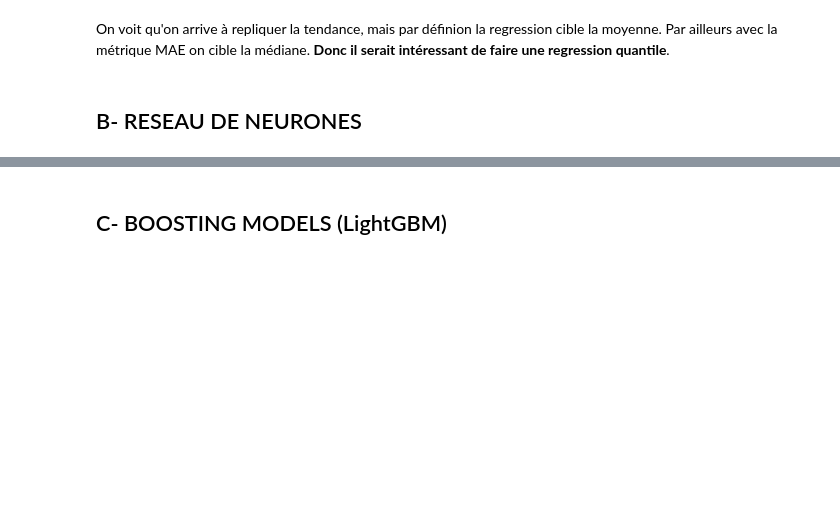
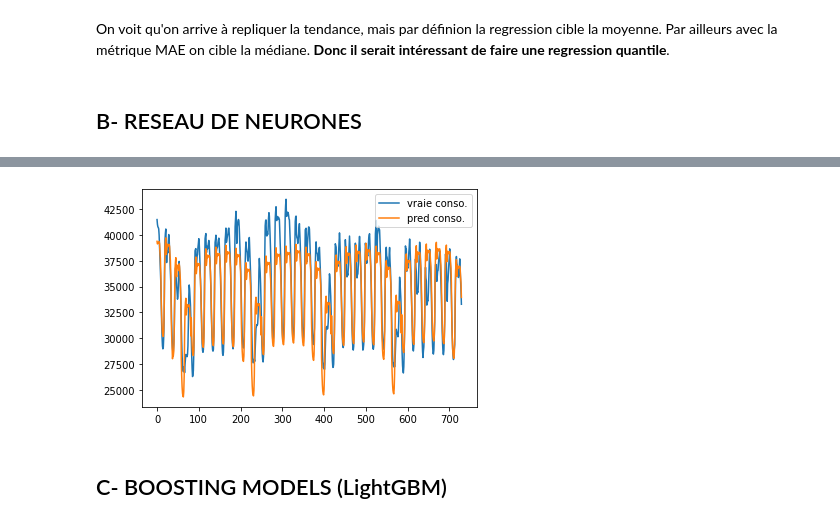
Before and after one commit to Ulrich777/EDSC-CHALLENGE-2021, a Jupyter notebook: Tutoriel.ipynb, the cells around one changed output, grey strips where cells are left out. Cells and saved outputs as stored; diff of their text form; code cells hidden in the pictures; blank space fills up the shorter version.

```diff
--- a/Tutoriel.ipynb
+++ b/Tutoriel.ipynb
@@ -116,7 +117,8 @@ plt.show()
 # %% [markdown]
 On voit qu'on arrive à repliquer la tendance, mais par définion la regression cible la moyenne. Par ailleurs avec la métrique MAE on cible la médiane. **Donc il serait intéressant de faire une regression quantile**.
 # %%
-df_te["Consommation"] = pred
-df_te[["Date","Heure","Consommation"]].to_csv("./subs/ols.csv", index=False)
+df_te["Ridge"] = pred
+df_tr["Ridge"] = oof
+#df_te[["Date","Heure","Consommation"]].to_csv("./subs/ols.csv", index=False)
 # %% [markdown]
 ## B- RESEAU DE NEURONES
@@ -122,0 +163,30 @@ df_te[["Date","Heure","Consommation"]].to_csv("./subs/ols.csv", index=False)
+# %%
+X = df_tr[FE].values
+Xe = df_te[FE].values
+y = df_tr["Consommation"].values
+
+scaler = MinMaxScaler()
+X = scaler.fit_transform(X)
+Xe = scaler.transform(Xe)
+# %%
+oof = np.zeros(y.shape)
+pred = np.zeros((Xe.shape[0], ))
+
+print("="*50)
+for idx in range(NFOLDS):
+    tr_idx, val_idx = folds[idx]
+
+    ckpt = ModelCheckpoint(f"w{idx}.h5", monitor='val_loss', verbose=0, save_best_only=True,mode='min')
+    reduce_lr = ReduceLROnPlateau(monitor='val_loss', factor=0.2,patience=3, min_lr=0.0005)
+    es = EarlyStopping(monitor='val_loss', patience=6)
+
+    reg = build_model(X.shape[1])
+    reg.fit(X[tr_idx], y[tr_idx], epochs=120, batch_size=512,
+            validation_data=(X[val_idx], y[val_idx]), verbose=0, callbacks=[ckpt, reduce_lr, es])
+    reg.load_weights(f"w{idx}.h5")
+    oof[val_idx] = reg.predict(X[val_idx])[:,0]
+    pred += reg.predict(Xe)[:,0] / NFOLDS
+    print(f"FOLD {idx +1} MAE:", mean_absolute_error(y[val_idx], oof[val_idx]))
+    print("="*50)
+#===============
+print("GLOBAL MAE:", mean_absolute_error(y, oof))
@@ -122,0 +206,7 @@ df_te[["Date","Heure","Consommation"]].to_csv("./subs/ols.csv", index=False)
+# %%
+plt.plot(y[-365*2:], label="vraie conso.")
+plt.plot(oof[-365*2:], label="pred conso.")
+plt.legend(loc="best")
+plt.show()
+# %% [output]
+[figure, added]
```
Also changed, not shown: parts of 24 cells of this notebook.
